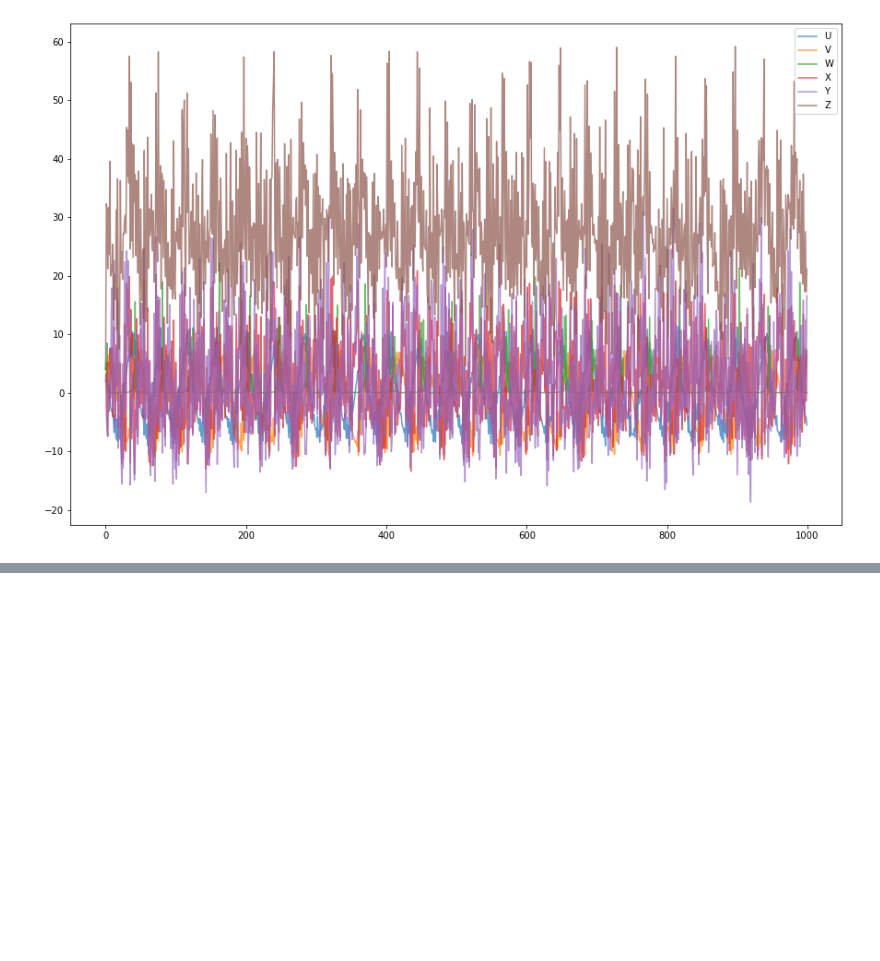
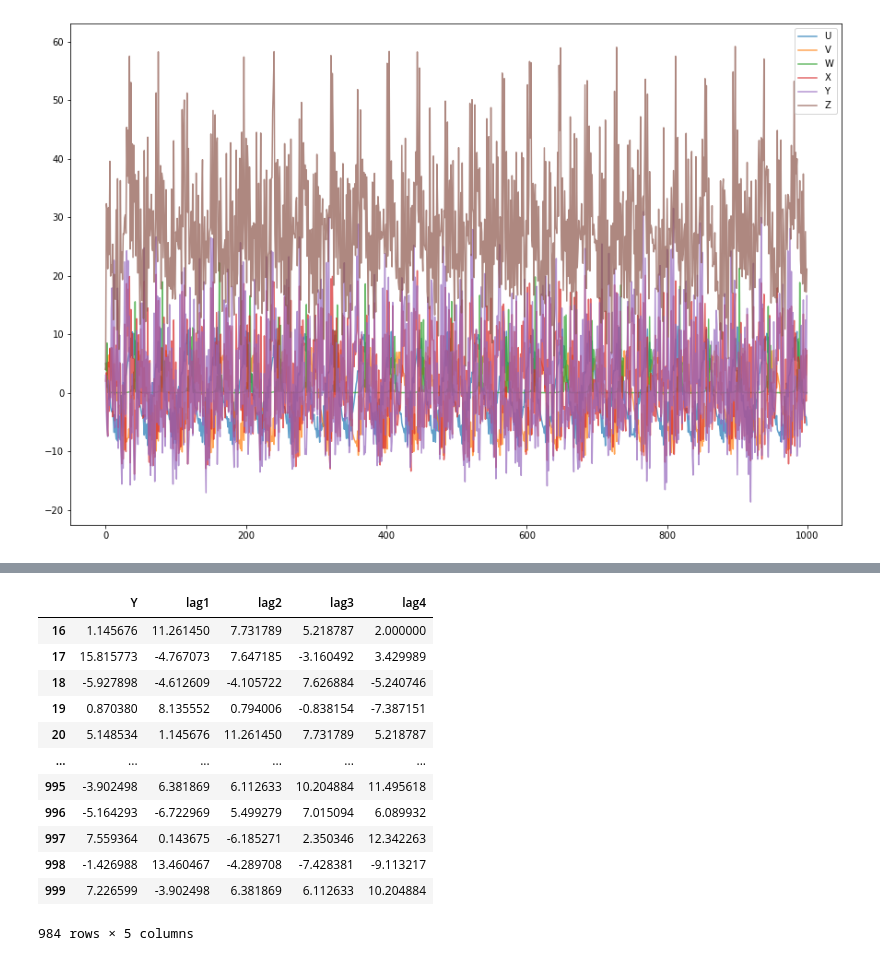
Before and after one commit to fccoelho/sistemas_dinamicos_aplicados, a Jupyter notebook: Sage/Causality in Dynamical Systems.ipynb, the cells around one changed output, grey strips where cells are left out. Saved outputs shown, nothing was run; the diff lists cells and outputs as text; code cells hidden in the pictures; blank space fills up the shorter version.

```diff
--- a/Sage/Causality in Dynamical Systems.ipynb
+++ b/Sage/Causality in Dynamical Systems.ipynb
@@ -318,0 +336,24 @@ plt.legend(['U','V','W','X','Y','Z']);
+# %%
+dataY = pd.DataFrame(data={'Y':res[:,3]})
+tau = 4
+dataY['lag1'] = dataY.Y.shift(1*tau)
+dataY['lag2'] = dataY.Y.shift(2*tau)
+dataY['lag3'] = dataY.Y.shift(3*tau)
+dataY['lag4'] = dataY.Y.shift(4*tau)
+#dataY['lag5'] = dataY.Y.shift(5*tau)
+dataY = dataY.dropna()
+dataY
+# %% [output]
+|  | Y | lag1 | lag2 | lag3 | lag4 |
+| 16 | 1.145676 | 11.261450 | 7.731789 | 5.218787 | 2.000000 |
+| 17 | 15.815773 | -4.767073 | 7.647185 | -3.160492 | 3.429989 |
+| 18 | -5.927898 | -4.612609 | -4.105722 | 7.626884 | -5.240746 |
+| 19 | 0.870380 | 8.135552 | 0.794006 | -0.838154 | -7.387151 |
+| 20 | 5.148534 | 1.145676 | 11.261450 | 7.731789 | 5.218787 |
+| ... | ... | ... | ... | ... | ... |
+| 995 | -3.902498 | 6.381869 | 6.112633 | 10.204884 | 11.495618 |
+| 996 | -5.164293 | -6.722969 | 5.499279 | 7.015094 | 6.089932 |
+| 997 | 7.559364 | 0.143675 | -6.185271 | 2.350346 | 12.342263 |
+| 998 | -1.426988 | 13.460467 | -4.289708 | -7.428381 | -9.113217 |
+| 999 | 7.226599 | -3.902498 | 6.381869 | 6.112633 | 10.204884 |
+984 rows × 5 columns
```
Also changed, not shown: parts of 6 cells of this notebook.
